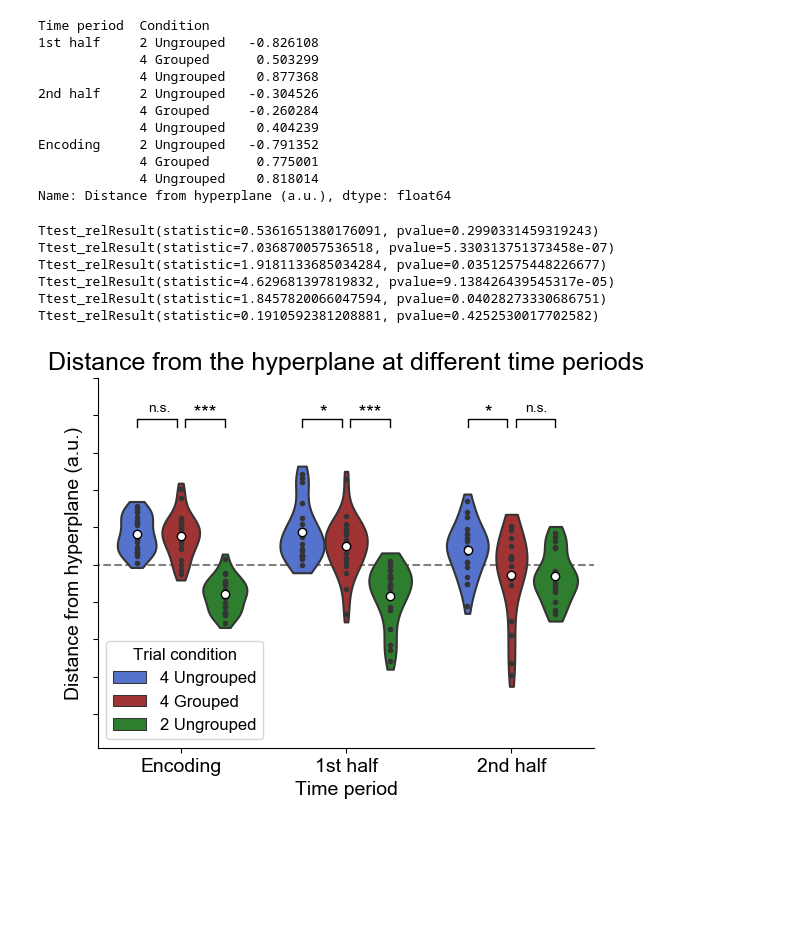
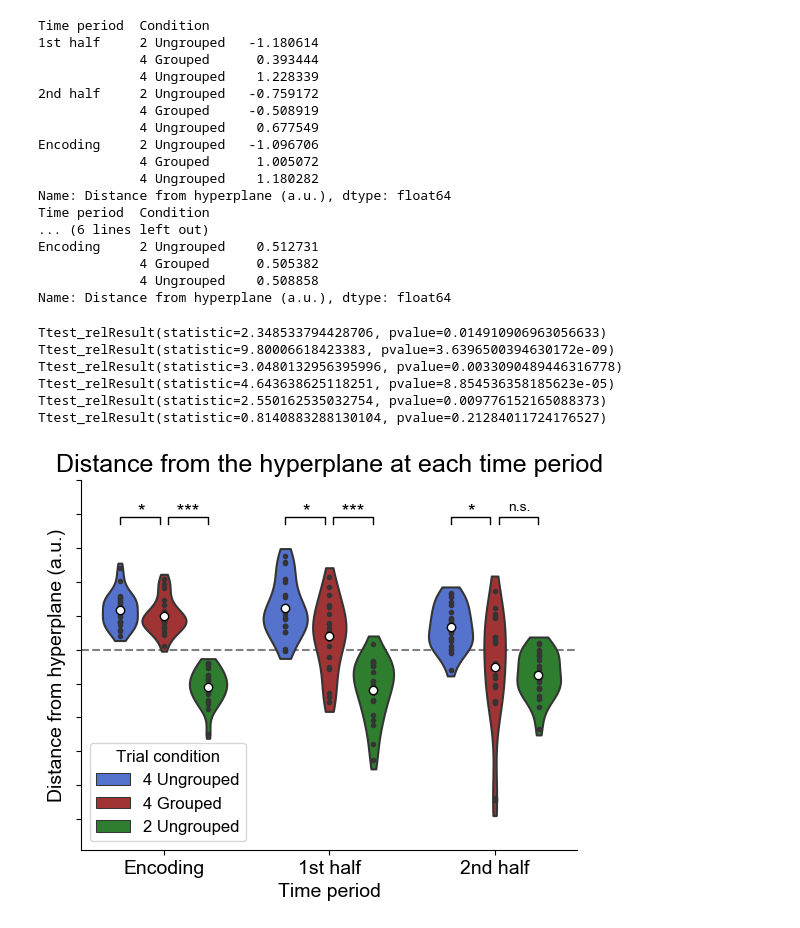
Before and after one commit to WilliamThyer/Thyer-et-al-2021, a Jupyter notebook: decode_load_colinearity_hyperplane.ipynb, the cells around one changed output. Saved outputs shown, nothing was run; the diff lists cells and outputs as text; code cells hidden in the pictures; blank space fills up the shorter version.

```diff
--- a/decode_load_colinearity_hyperplane.ipynb
+++ b/decode_load_colinearity_hyperplane.ipynb
@@ -195,19 +241,27 @@ df = pd.DataFrame({'subject':subs, 'Condition':condition, 'Time period': time, '
 # %%
 # get mean across subject of each time period and condition
 means = df.groupby(['Time period','Condition']).mean()['Distance from hyperplane (a.u.)']
-means
+print(means)
+sd = df.groupby(['Time period','Condition']).std()['Distance from hyperplane (a.u.)']
+print(sd)
 # %% [output]
 Time period  Condition
-1st half     2 Ungrouped   -0.826108
-             4 Grouped      0.503299
-             4 Ungrouped    0.877368
-2nd half     2 Ungrouped   -0.304526
-             4 Grouped     -0.260284
-             4 Ungrouped    0.404239
-Encoding     2 Ungrouped   -0.791352
-             4 Grouped      0.775001
-             4 Ungrouped    0.818014
+1st half     2 Ungrouped   -1.180614
+             4 Grouped      0.393444
+             4 Ungrouped    1.228339
+2nd half     2 Ungrouped   -0.759172
+             4 Grouped     -0.508919
+             4 Ungrouped    0.677549
+Encoding     2 Ungrouped   -1.096706
+             4 Grouped      1.005072
+             4 Ungrouped    1.180282
 Name: Distance from hyperplane (a.u.), dtype: float64
+Time period  Condition
+... (6 lines left out)
+Encoding     2 Ungrouped    0.512731
+             4 Grouped      0.505382
+             4 Ungrouped    0.508858
+Name: Distance from hyperplane (a.u.), dtype: float64
 # %%
 ax = sns.lineplot(x=[-1,3],y=[0,0],color='grey',linestyle='--')
 plt.setp(ax.lines, zorder=-100)
@@ -222,7 +276,7 @@ plt.scatter(
     c = 'white', edgecolors='k')
 
 # aesthetics
-plt.title('Distance from the hyperplane at different time periods',fontsize=18)
+plt.title('Distance from the hyperplane at each time period',fontsize=18)
 plt.xlabel('Time period',fontsize=14)
 plt.ylabel('Distance from hyperplane (a.u.)', fontsize=14)
 
@@ -235,43 +289,43 @@ plt.setp(ax.get_xticklabels(), fontsize=14)
 leg = plt.legend(loc='lower left',fontsize=12,title='Trial condition')
 plt.setp(leg.get_title(),fontsize=12)
 
-plt.ylim([-4.9,5])
+plt.ylim([-5.9,5])
 plt.xlim([-.5,2.5])
 
 # stats
 print(sista.ttest_rel(a=ss4u_mean_e, b=ss4g_mean_e,alternative='greater'))
 print(sista.ttest_rel(a=ss4g_mean_e, b=ss2u_mean_e,alternative='greater'))
 
 print(sista.ttest_rel(a=ss4u_mean_1, b=ss4g_mean_1,alternative='greater'))
 print(sista.ttest_rel(a=ss4g_mean_1, b=ss2u_mean_1,alternative='greater'))
 
 print(sista.ttest_rel(a=ss4u_mean_2, b=ss4g_mean_2,alternative='greater'))
 print(sista.ttest_rel(a=ss4g_mean_2, b=ss2u_mean_2,alternative='greater'))
 
 plt.plot([-.265,-.265,-.025,-.025], [3.7, 3.9, 3.9, 3.7], linewidth=1, color='k')
-plt.text(x=-.13,y=4.1,s='n.s.',ha='center')
+plt.text(x=-.138,y=3.925,s='*',ha='center',fontsize=14)
 plt.plot([.025,.025,.265,.265], [3.7, 3.9, 3.9, 3.7], linewidth=1, color='k')
 plt.text(x=.1125,y=3.9,s='  ***',ha='center',fontsize=14)
 
 plt.plot([.735,.735, .975,.975], [3.7, 3.9, 3.9, 3.7], linewidth=1, color='k')
 plt.text(x=.86,y=3.925,s='*',ha='center',fontsize=14)
 plt.plot([1.025,1.025,1.265,1.265], [3.7, 3.9, 3.9, 3.7], linewidth=1, color='k')
 plt.text(x=1.1125,y=3.9,s='  ***',ha='center',fontsize=14)
 
 plt.plot([1.735,1.735, 1.975,1.975], [3.7, 3.9, 3.9, 3.7], linewidth=1, color='k')
 plt.text(x=1.86,y=3.925,s='*',ha='center',fontsize=14)
 plt.plot([2.025,2.025,2.265,2.265], [3.7, 3.9, 3.9, 3.7], linewidth=1, color='k')
 plt.text(x=2.15,y=4.1,s='n.s.',ha='center')
 
 plt.savefig('output/figures/colinearity_hyperplane_periods.png',dpi=500)
 plt.savefig('output/figures/colinearity_hyperplane_periods.pdf',dpi=500)
 
 plt.show()
 # %% [output]
-Ttest_relResult(statistic=0.5361651380176091, pvalue=0.2990331459319243)
-Ttest_relResult(statistic=7.036870057536518, pvalue=5.330313751373458e-07)
-Ttest_relResult(statistic=1.9181133685034284, pvalue=0.03512575448226677)
-Ttest_relResult(statistic=4.629681397819832, pvalue=9.138426439545317e-05)
-Ttest_relResult(statistic=1.8457820066047594, pvalue=0.04028273330686751)
-Ttest_relResult(statistic=0.1910592381208881, pvalue=0.4252530017702582)
+Ttest_relResult(statistic=2.348533794428706, pvalue=0.014910906963056633)
+Ttest_relResult(statistic=9.80006618423383, pvalue=3.6396500394630172e-09)
+Ttest_relResult(statistic=3.0480132956395996, pvalue=0.0033090489446316778)
+Ttest_relResult(statistic=4.643638625118251, pvalue=8.854536358185623e-05)
+Ttest_relResult(statistic=2.550162535032754, pvalue=0.009776152165088373)
+Ttest_relResult(statistic=0.8140883288130104, pvalue=0.21284011724176527)
-[figure, old version]
+[figure, new version]
```
Also changed, not shown: parts of 4 cells of this notebook.
